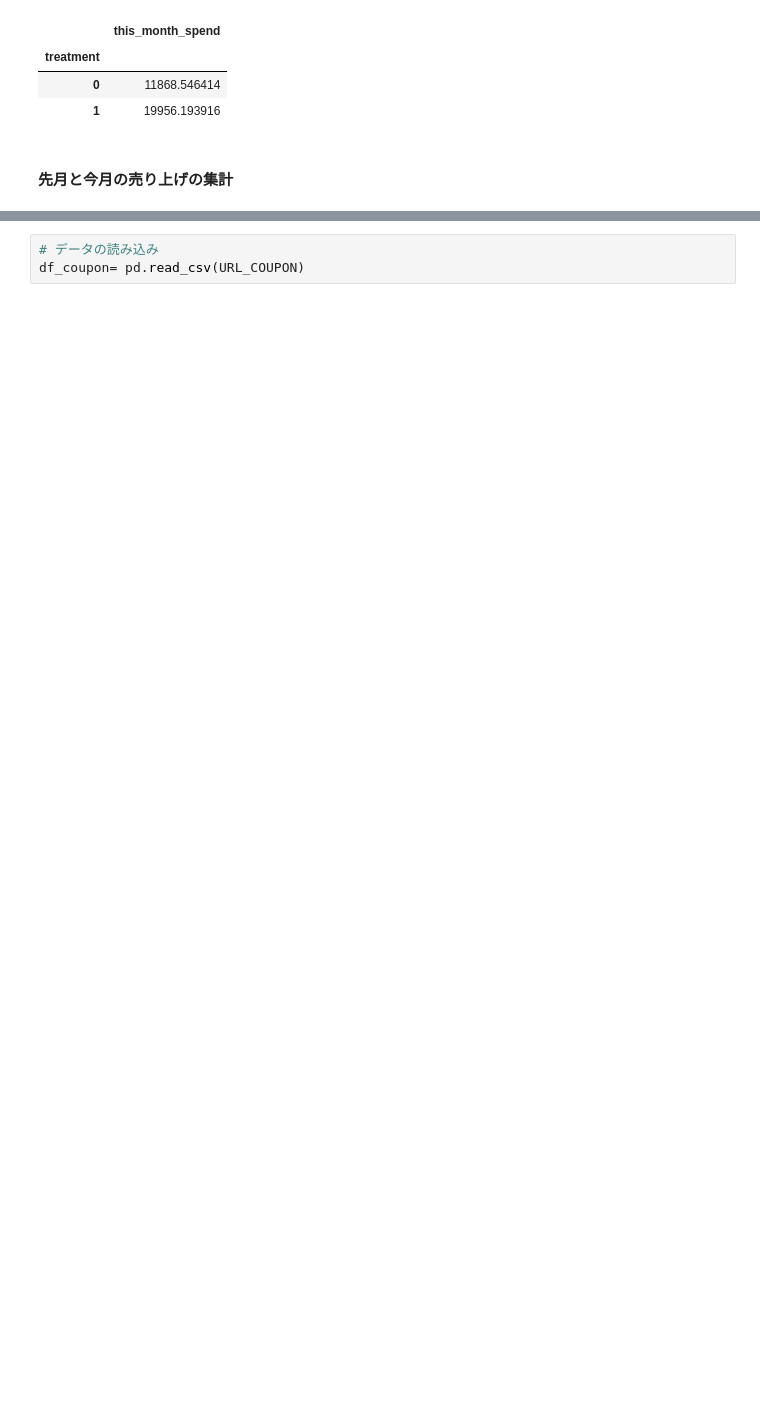
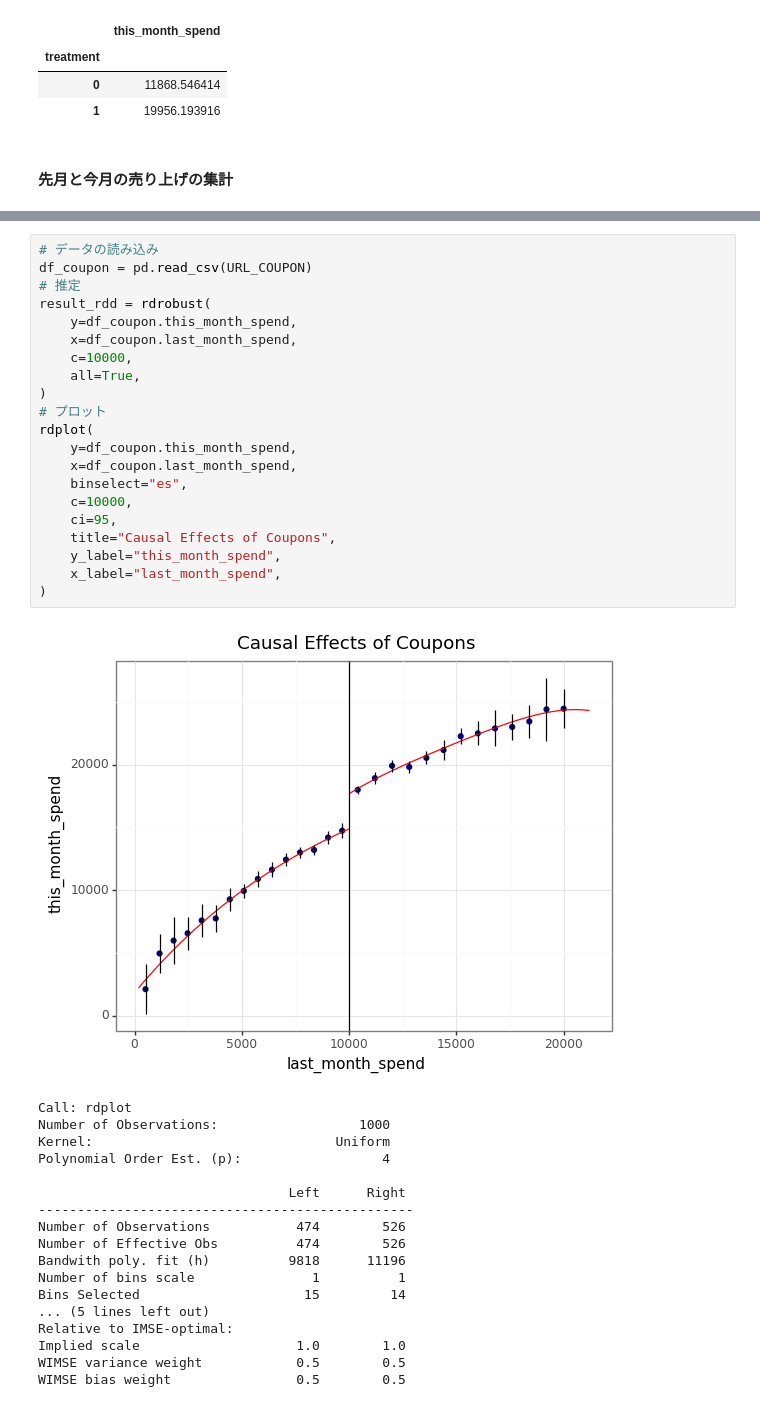
Before and after one commit to HirotakeIto/intro_to_impact_evaluation_with_python, a Jupyter notebook: notebooks/chapter5_rdd.ipynb, the cells around one changed output, grey strips where cells are left out. Saved outputs shown, nothing was run; the diff lists cells and outputs as text; blank space fills up the shorter version.

````diff
--- a/notebooks/chapter5_rdd.ipynb
+++ b/notebooks/chapter5_rdd.ipynb
@@ -163,4 +167,41 @@ rdplot(y=df_coupon.this_month_spend,
 ```
 # %%
 # データの読み込み
-df_coupon= pd.read_csv(URL_COUPON)
+df_coupon = pd.read_csv(URL_COUPON)
+# 推定
+result_rdd = rdrobust(
+    y=df_coupon.this_month_spend,
+    x=df_coupon.last_month_spend,
+    c=10000,
+    all=True,
+)
+# プロット
+rdplot(
+    y=df_coupon.this_month_spend,
+    x=df_coupon.last_month_spend,
+    binselect="es",
+    c=10000,
+    ci=95,
+    title="Causal Effects of Coupons",
+    y_label="this_month_spend",
+    x_label="last_month_spend",
+)
+# %% [output]
+[figure, added]
+Call: rdplot
+Number of Observations:                  1000
+Kernel:                               Uniform
+Polynomial Order Est. (p):                  4
+
+                                Left      Right
+------------------------------------------------
+Number of Observations           474        526
+Number of Effective Obs          474        526
+Bandwith poly. fit (h)          9818      11196
+Number of bins scale               1          1
+Bins Selected                     15         14
+... (5 lines left out)
+Relative to IMSE-optimal:
+Implied scale                    1.0        1.0
+WIMSE variance weight            0.5        0.5
+WIMSE bias weight                0.5        0.5
````
Also changed, not shown: parts of 24 cells of this notebook, 2 other files.
